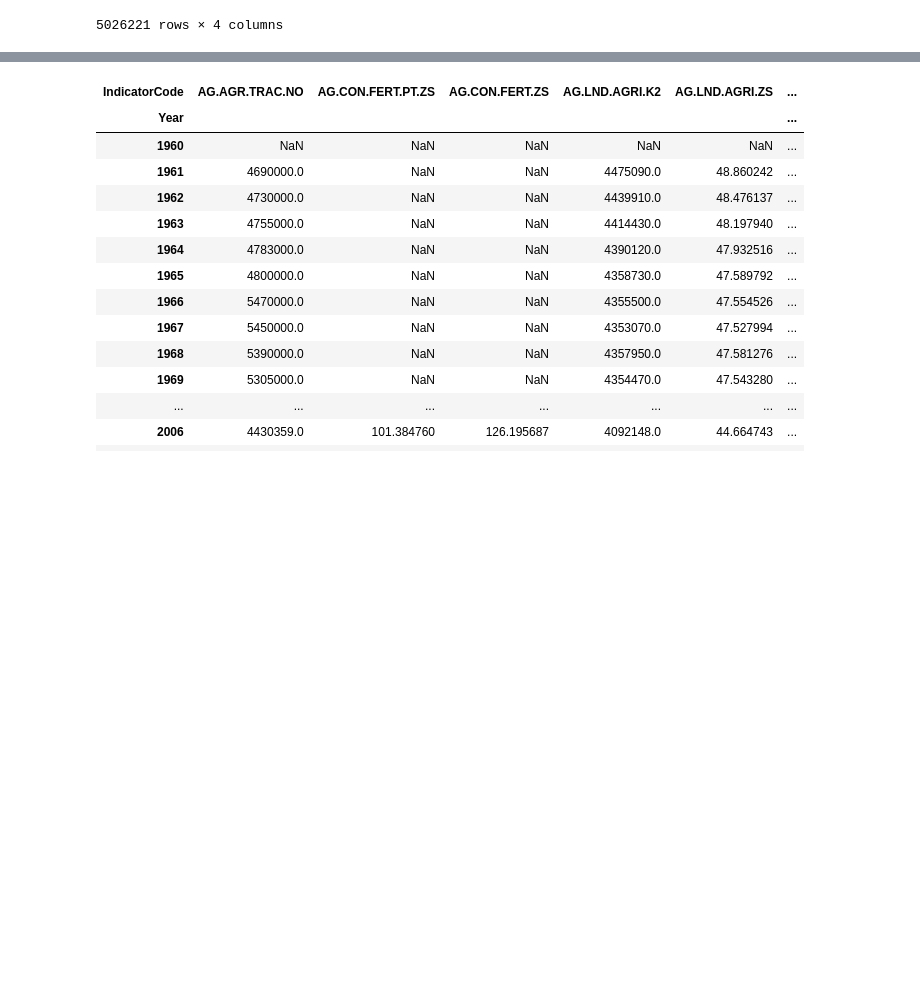
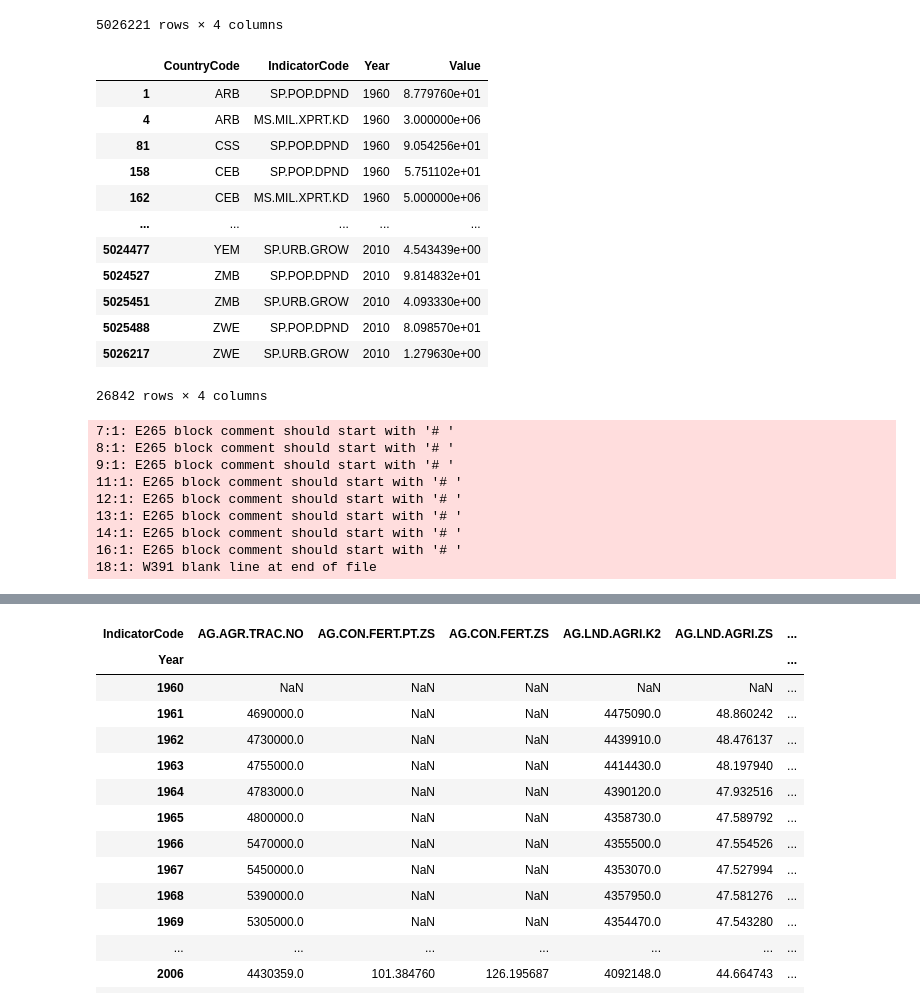
Before and after one commit to brantrigo/GDP-Growth, a Jupyter notebook: analysis/dbCreation_DescriptiveAnalsyis.ipynb, the cells around one changed output, grey strips where cells are left out. Drawn from its saved outputs; the diff is of its cells as text; code cells hidden in the pictures; blank space fills up the shorter version.

```diff
--- a/analysis/dbCreation_DescriptiveAnalsyis.ipynb
+++ b/analysis/dbCreation_DescriptiveAnalsyis.ipynb
@@ -36,6 +36,43 @@ long
 | 5026219 | ZWE | SN.ITK.VITA.ZS | 2010 | 4.930002e+01 |
 | 5026220 | ZWE | SH.DYN.AIDS.FE.ZS | 2010 | 5.898546e+01 |
 5026221 rows × 4 columns
+# %%
+
+df2
+
+#import re
+#pattern = r"SP.POP.DPND$"
+#re.match(pattern,long[["IndicatorCode"]])
+
+#long[long['IndicatorCode']]
+#long['IndicatorCode'] == vars
+#df1 = df[df['A'].[str.match][1]
+#(ls[i])
+
+#long[["IndicatorCode"]].isin("SP.POP.DPND")
+# %% [output]
+|  | CountryCode | IndicatorCode | Year | Value |
+| 1 | ARB | SP.POP.DPND | 1960 | 8.779760e+01 |
+| 4 | ARB | MS.MIL.XPRT.KD | 1960 | 3.000000e+06 |
+| 81 | CSS | SP.POP.DPND | 1960 | 9.054256e+01 |
+| 158 | CEB | SP.POP.DPND | 1960 | 5.751102e+01 |
+| 162 | CEB | MS.MIL.XPRT.KD | 1960 | 5.000000e+06 |
+| ... | ... | ... | ... | ... |
+| 5024477 | YEM | SP.URB.GROW | 2010 | 4.543439e+00 |
+| 5024527 | ZMB | SP.POP.DPND | 2010 | 9.814832e+01 |
+| 5025451 | ZMB | SP.URB.GROW | 2010 | 4.093330e+00 |
+| 5025488 | ZWE | SP.POP.DPND | 2010 | 8.098570e+01 |
+| 5026217 | ZWE | SP.URB.GROW | 2010 | 1.279630e+00 |
+26842 rows × 4 columns
+7:1: E265 block comment should start with '# '
+8:1: E265 block comment should start with '# '
+9:1: E265 block comment should start with '# '
+11:1: E265 block comment should start with '# '
+12:1: E265 block comment should start with '# '
+13:1: E265 block comment should start with '# '
+14:1: E265 block comment should start with '# '
+16:1: E265 block comment should start with '# '
+18:1: W391 blank line at end of file
 # %%
 #### 1) We find Y: EstimatedGDPGrowth for the next year:
 summ_vars2 = summ_vars[summ_vars['IndicatorName'].str.contains("GDP")]
```
Also changed, not shown: parts of 1 cell of this notebook, 1 other file.
